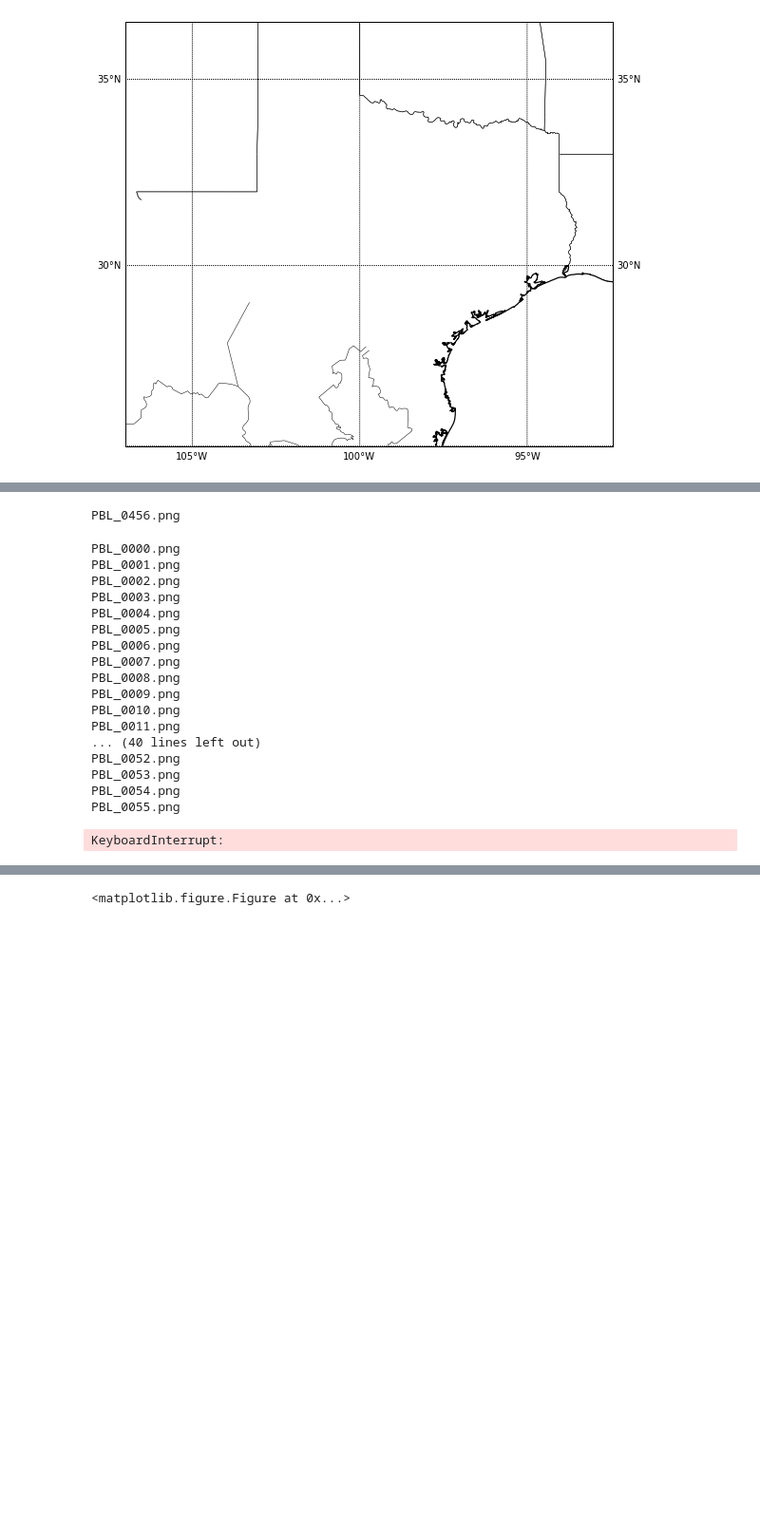
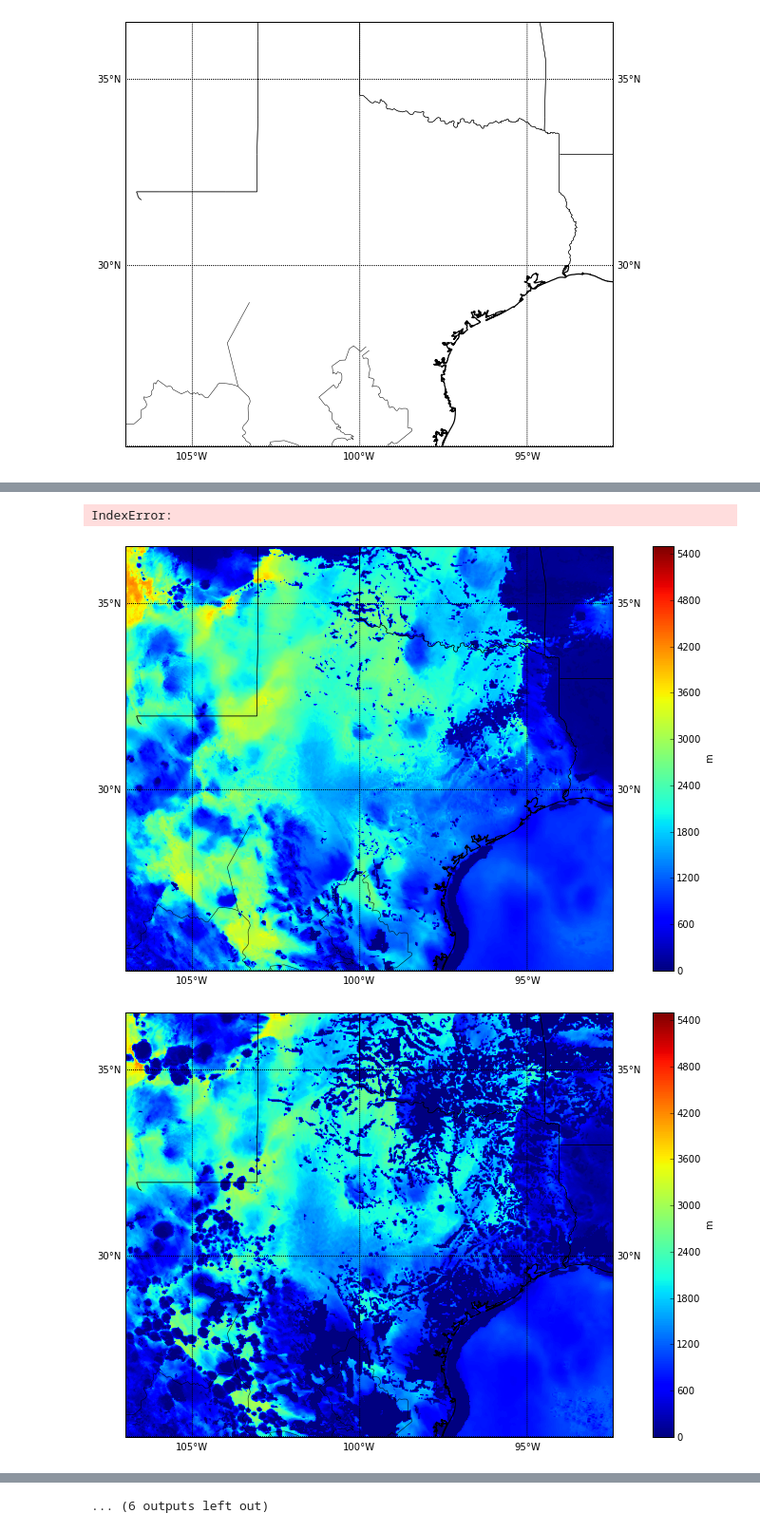
Before and after one commit to jpan1/SULI-2015, a Jupyter notebook: notebooks/Animation Experimenting.ipynb, the cells around one changed output, grey strips where cells are left out. Shown at 95% size. Cells and saved outputs as stored; diff of their text form; code cells hidden in the pictures; blank space fills up the shorter version.

```diff
--- a/notebooks/Animation Experimenting.ipynb
+++ b/notebooks/Animation Experimenting.ipynb
@@ -120,49 +165,30 @@ print i, j
-# %%
-count = 456
-print 'PBL_%04d.png' %count
-# %% [output]
-PBL_0456.png
-# %%
-for num in range(0, 56):
-    print 'PBL_%04d.png' %num
-# %% [output]
-PBL_0000.png
-PBL_0001.png
-PBL_0002.png
-PBL_0003.png
-PBL_0004.png
-PBL_0005.png
-PBL_0006.png
-PBL_0007.png
-PBL_0008.png
-PBL_0009.png
-PBL_0010.png
-PBL_0011.png
-... (40 lines left out)
-PBL_0052.png
-PBL_0053.png
-PBL_0054.png
-PBL_0055.png
 # %%
+count = 0
+count1 = 0
 num = 0
+i = a.shape[0]
+j = a.shape[1]
 while count < 2:
-    while count1 <= j + 1:
+    while count1 <= j:
         f = plt.figure(figsize = [15,8])
+        z = ncep_hrrr.variables['Planetary_boundary_layer_height_surface']
         m = Basemap(llcrnrlon = -107,llcrnrlat = 25, urcrnrlon = -92.44,
                    urcrnrlat = 36.5, projection = 'mill', area_thresh =1000,
                    resolution='h')
-        m.pcolormesh(x, y, a[count,count1,:,:], vmin = None, vmax = None)
+        m.pcolormesh(x, y, z[count,count1,:,:], vmin = 0, vmax = 5500)
         m.drawparallels(np.linspace(10, 50, 9) ,labels=[1,1,0,0])
         m.drawmeridians(np.linspace(-110, -80,7),labels=[0,0,0,1])
         m.drawstates()
-        m.drawcoastlines(linewidth=1.25)
+        m.drawcoastlines()
         plt.colorbar(label='m')
         savefig('PBLH_%04d.png' %num)
         if count1 == j:
             count1 = 0
         else:
             count1 += 1
         num += 1
     count += 1
 # %% [output]
-KeyboardInterrupt:
+IndexError:
+[figure, added]
+[figure, added]
@@ -169 +204 @@ KeyboardInterrupt:
-<matplotlib.figure.Figure at 0x...>
+... (6 outputs left out)
```
Also changed, not shown: parts of 19 cells of this notebook.
